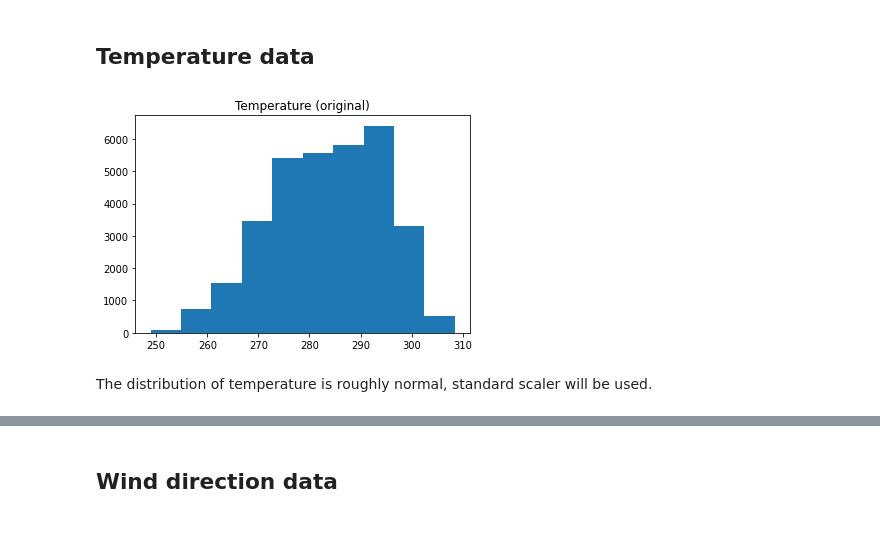
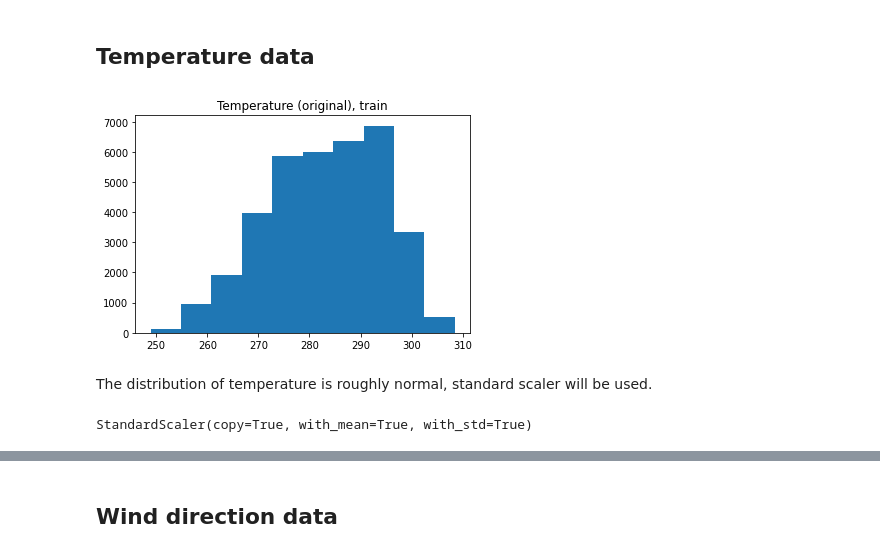
Before and after one commit to gt2199/Capstone-Two, a Jupyter notebook: notebooks/data_preprocessing.ipynb, the cells around one changed output, grey strips where cells are left out. Saved outputs shown, nothing was run; the diff lists cells and outputs as text; code cells hidden in the pictures.

```diff
--- a/notebooks/data_preprocessing.ipynb
+++ b/notebooks/data_preprocessing.ipynb
@@ -103,5 +102,0 @@ The distribution of energy is skewed normal, standard scaler will be used.
-# %%
-scaler = StandardScaler()
-scaler.fit(data_train[['energy']])
-data_trasformed = scaler.transform(data_train[['energy']])
-data_train['n_energy'] = data_trasformed
@@ -124,5 +113,3 @@ The humidity measurement is typically between 0 to 100%. Thus, there is no outli
 # %%
 scaler = MinMaxScaler()
 scaler.fit(data_train[['humidity']])
-data_trasformed = scaler.transform(data_train[['humidity']])
-data_train['n_humidity'] = data_trasformed
@@ -134,0 +118,3 @@ plt.show()
+# %%
+data_trasformed_train = scaler.transform(data_train[['humidity']])
+data_train['n_humidity'] = data_trasformed_train
@@ -157,5 +174,3 @@ plt.show()
 # %%
-scaler = MinMaxScaler()
-scaler.fit(data_train[['pressure']])
-data_trasformed = scaler.transform(data_train[['pressure']])
-data_train['n_pressure'] = data_trasformed
+data_trasformed_train = scaler.transform(data_train[['pressure']])
+data_train['n_pressure'] = data_trasformed_train
@@ -169,14 +192,14 @@ plt.show()
 ## Temperature data
 # %%
 plt.hist(data_train['temperature'])
-plt.title('Temperature (original)')
+plt.title('Temperature (original), train')
 plt.show()
 # %% [output]
-[figure, old version]
+[figure, new version]
 # %% [markdown]
 The distribution of temperature is roughly normal, standard scaler will be used.
 # %%
 scaler = StandardScaler()
 scaler.fit(data_train[['temperature']])
-data_trasformed = scaler.transform(data_train[['temperature']])
-data_train['n_temperature'] = data_trasformed
+# %% [output]
+StandardScaler(copy=True, with_mean=True, with_std=True)
```
Also changed, not shown: parts of 53 cells of this notebook, 3 other files.
